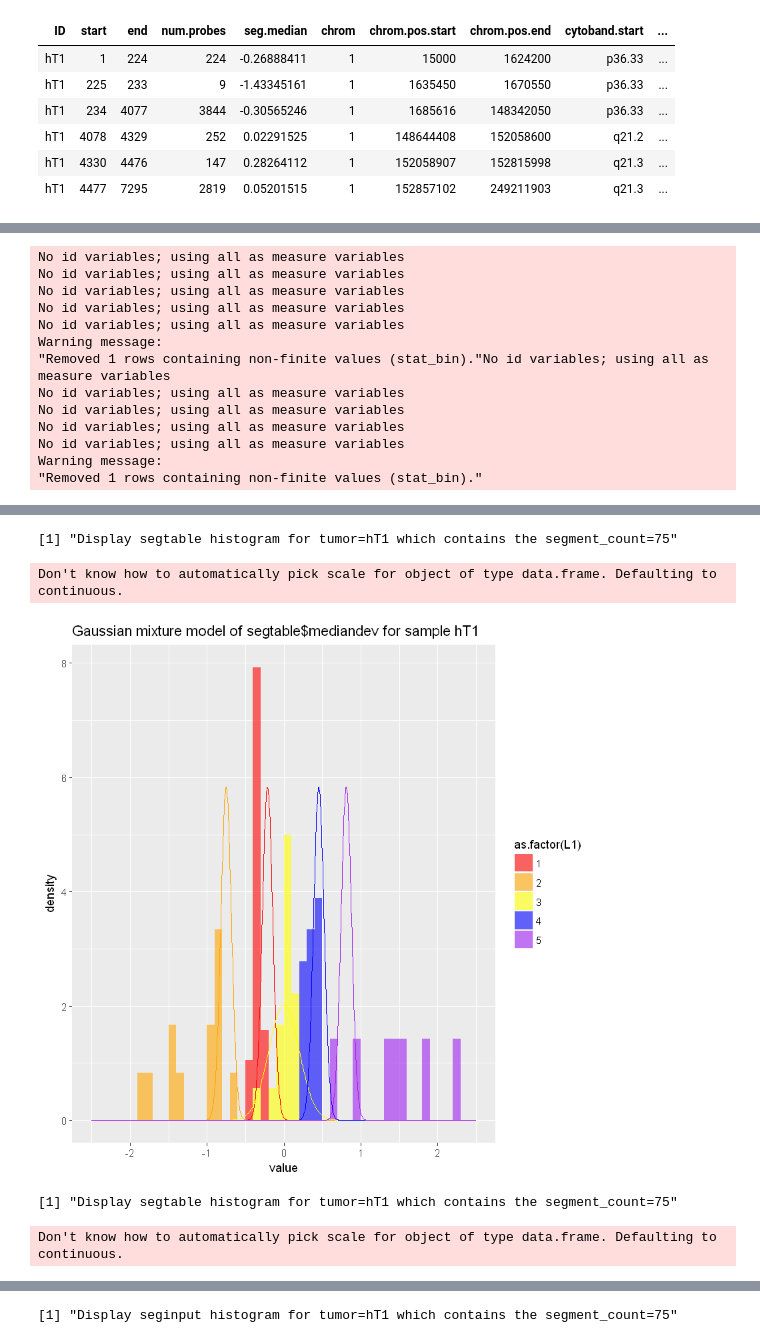
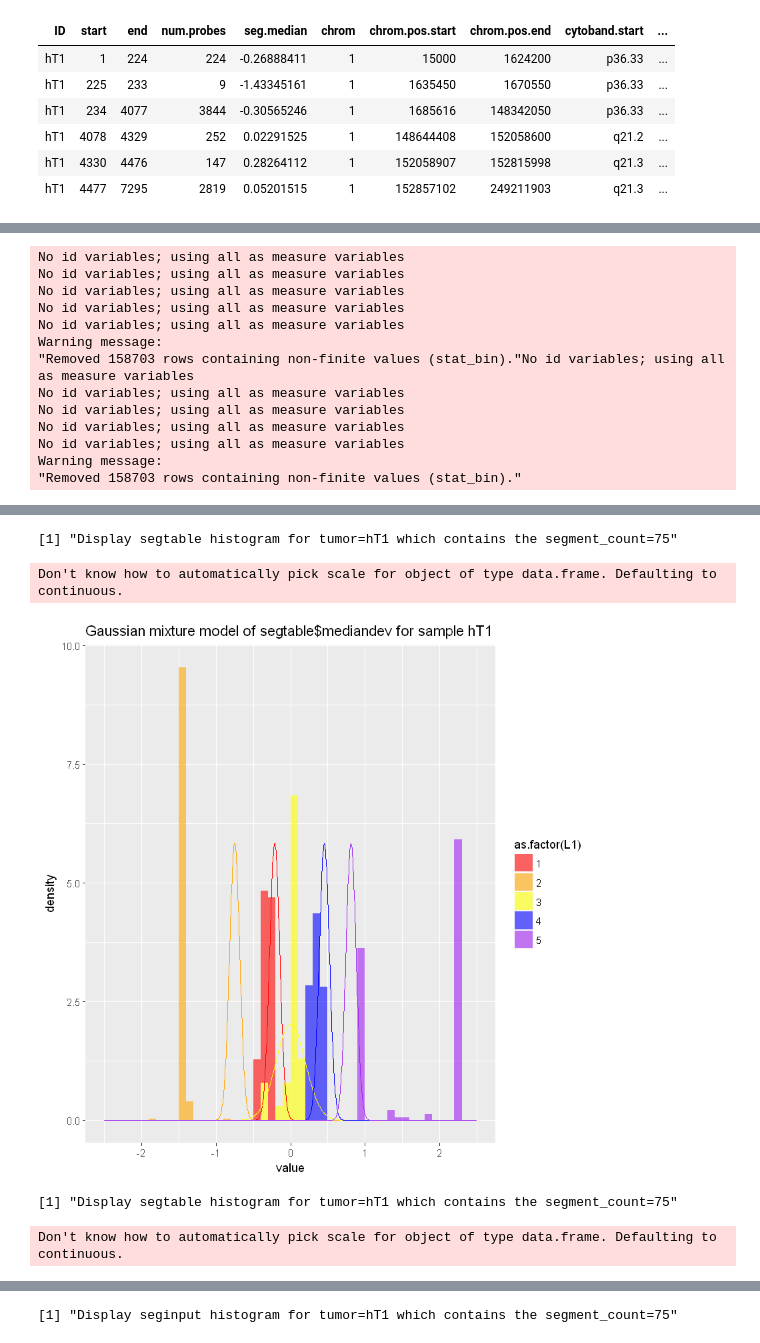
Before and after one commit to CodingBash/CNV-Clinical-Preprocessing, a Jupyter notebook: notebooks/Visualize GMMs from CNprep.ipynb, the cells around one changed output, grey strips where cells are left out. Saved outputs shown, nothing was run; the diff lists cells and outputs as text; code cells hidden in the pictures.

```diff
--- a/notebooks/Visualize GMMs from CNprep.ipynb
+++ b/notebooks/Visualize GMMs from CNprep.ipynb
@@ -134,8 +156,8 @@ head(seginput)
 setwd("~/Documents/Git-Projects/Git-Research-Projects/drug-response-prediction")
 sample <- "hT1"
 segtable <- retrieveSegtable(sample , dir = "segClusteringResults/prev_run_7_19_2018_2/")
-displayGMM(segtable = segtable, sample = sample, column = "seg.median", print = TRUE, save = FALSE)
-displayGMM(segtable = segtable, sample = sample, column = "mediandev", print = TRUE, save = FALSE)
+displayGMMScaled(segtable = segtable, sample = sample, column = "seg.median", print = TRUE, save = FALSE)
+displayGMMScaled(segtable = segtable, sample = sample, column = "mediandev", print = TRUE, save = FALSE)
 displaySegtableHistogram(segtable = segtable, column="seg.median", sample = sample, print = TRUE, save = FALSE)
 displaySegtableHistogram(segtable = segtable, column="mediandev", sample = sample, print = TRUE, save = FALSE)
 # %% [output]
@@ -145,10 +167,10 @@ No id variables; using all as measure variables
 No id variables; using all as measure variables
 No id variables; using all as measure variables
 Warning message:
-"Removed 1 rows containing non-finite values (stat_bin)."No id variables; using all as measure variables
+"Removed 158703 rows containing non-finite values (stat_bin)."No id variables; using all as measure variables
 No id variables; using all as measure variables
 No id variables; using all as measure variables
 No id variables; using all as measure variables
 No id variables; using all as measure variables
 Warning message:
-"Removed 1 rows containing non-finite values (stat_bin)."
+"Removed 158703 rows containing non-finite values (stat_bin)."
@@ -156,6 +178,6 @@ Warning message:
 [1] "Display segtable histogram for tumor=hT1 which contains the segment_count=75"
 Don't know how to automatically pick scale for object of type data.frame. Defaulting to continuous.
-[figure, old version]
+[figure, new version]
 [1] "Display segtable histogram for tumor=hT1 which contains the segment_count=75"
 Don't know how to automatically pick scale for object of type data.frame. Defaulting to continuous.
 [figure]
```
Also changed, not shown: parts of 2 cells of this notebook, 10 other files.
